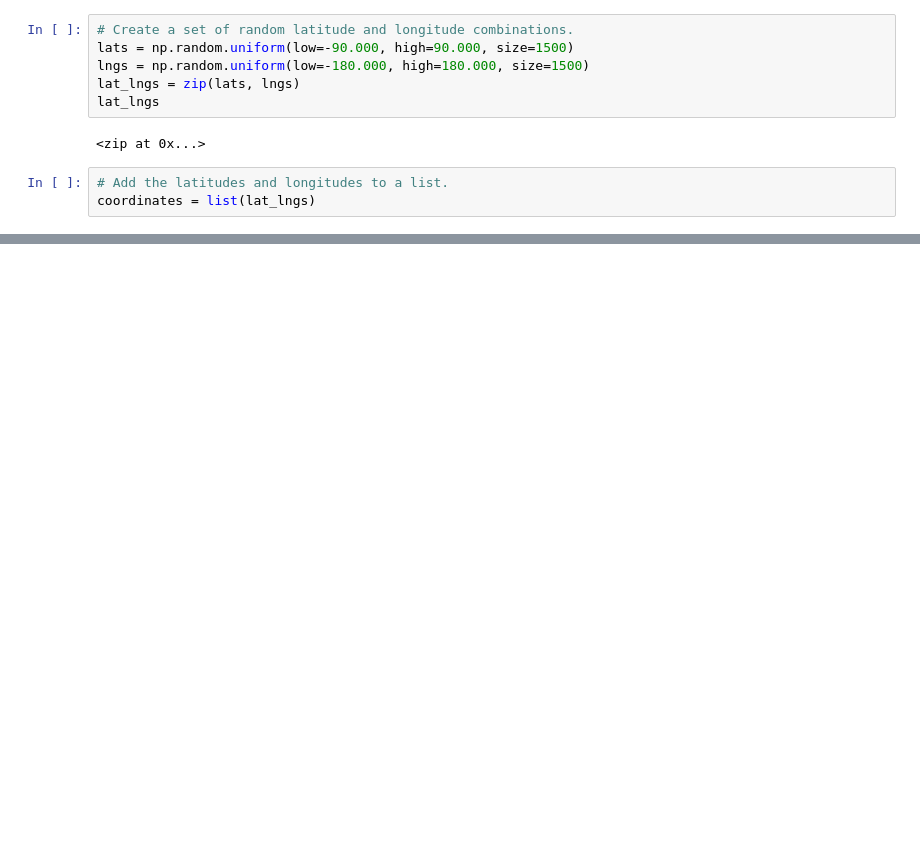
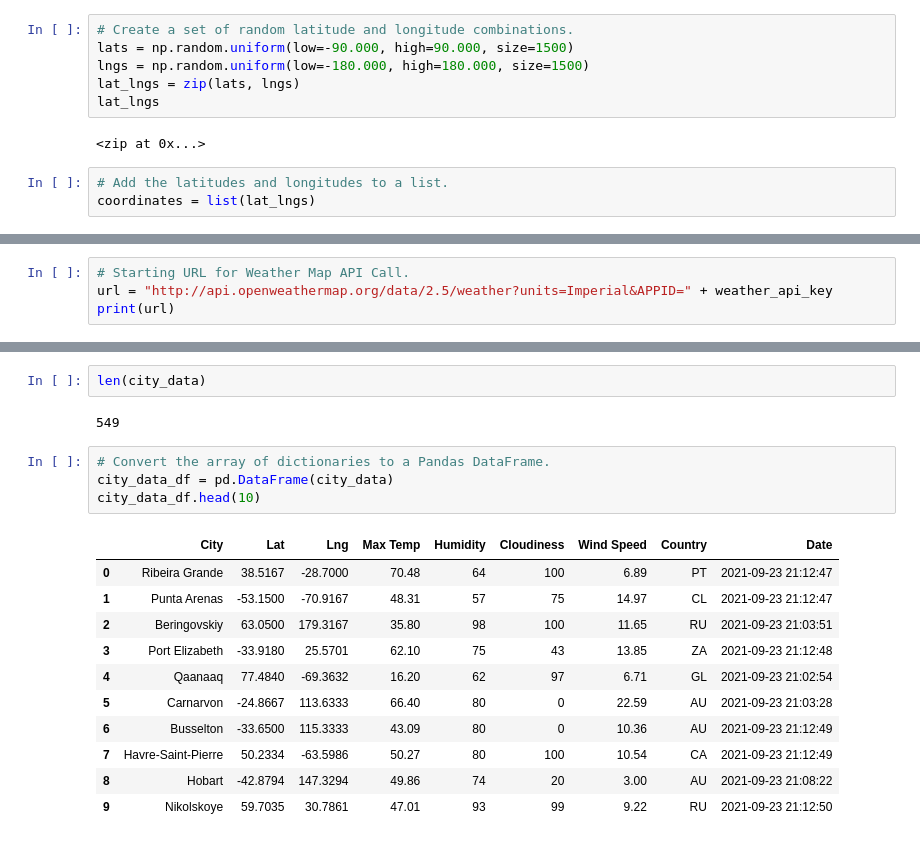
Before and after one commit to LaviJ/World_Weather_Analysis, a Jupyter notebook: WeatherPy.ipynb, the cells around one changed output, grey strips where cells are left out. Drawn from its saved outputs; the diff is of its cells as text; blank space fills up the shorter version.

```diff
--- a/WeatherPy.ipynb
+++ b/WeatherPy.ipynb
@@ -55,0 +64,4 @@ len(cities)
+# %%
+# Starting URL for Weather Map API Call.
+url = "http://api.openweathermap.org/data/2.5/weather?units=Imperial&APPID=" + weather_api_key
+print(url)
@@ -55,0 +266,20 @@ len(cities)
+# %%
+len(city_data)
+# %% [output]
+549
+# %%
+# Convert the array of dictionaries to a Pandas DataFrame.
+city_data_df = pd.DataFrame(city_data)
+city_data_df.head(10)
+# %% [output]
+|  | City | Lat | Lng | Max Temp | Humidity | Cloudiness | Wind Speed | Country | Date |
+| 0 | Ribeira Grande | 38.5167 | -28.7000 | 70.48 | 64 | 100 | 6.89 | PT | 2021-09-23 21:12:47 |
+| 1 | Punta Arenas | -53.1500 | -70.9167 | 48.31 | 57 | 75 | 14.97 | CL | 2021-09-23 21:12:47 |
+| 2 | Beringovskiy | 63.0500 | 179.3167 | 35.80 | 98 | 100 | 11.65 | RU | 2021-09-23 21:03:51 |
+| 3 | Port Elizabeth | -33.9180 | 25.5701 | 62.10 | 75 | 43 | 13.85 | ZA | 2021-09-23 21:12:48 |
+| 4 | Qaanaaq | 77.4840 | -69.3632 | 16.20 | 62 | 97 | 6.71 | GL | 2021-09-23 21:02:54 |
+| 5 | Carnarvon | -24.8667 | 113.6333 | 66.40 | 80 | 0 | 22.59 | AU | 2021-09-23 21:03:28 |
+| 6 | Busselton | -33.6500 | 115.3333 | 43.09 | 80 | 0 | 10.36 | AU | 2021-09-23 21:12:49 |
+| 7 | Havre-Saint-Pierre | 50.2334 | -63.5986 | 50.27 | 80 | 100 | 10.54 | CA | 2021-09-23 21:12:49 |
+| 8 | Hobart | -42.8794 | 147.3294 | 49.86 | 74 | 20 | 3.00 | AU | 2021-09-23 21:08:22 |
+| 9 | Nikolskoye | 59.7035 | 30.7861 | 47.01 | 93 | 99 | 9.22 | RU | 2021-09-23 21:12:50 |
```
Also changed, not shown: parts of 12 cells of this notebook, 4 other files.
